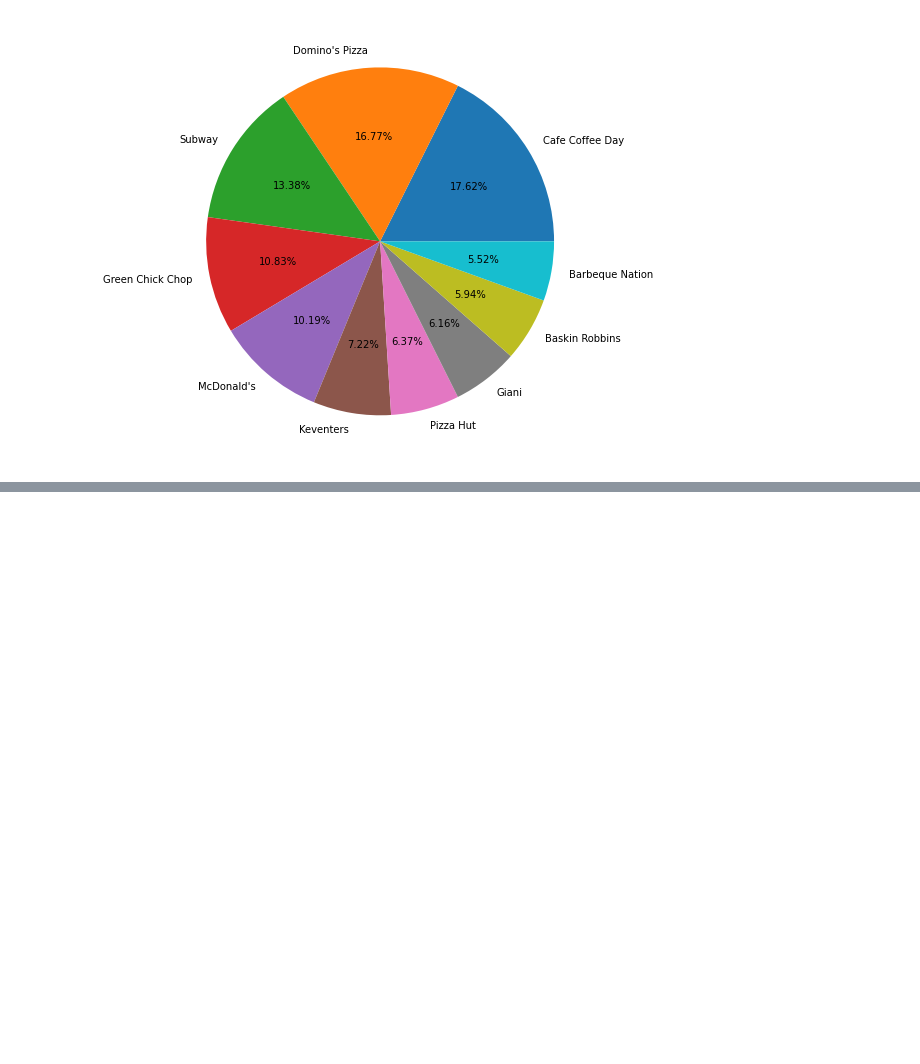
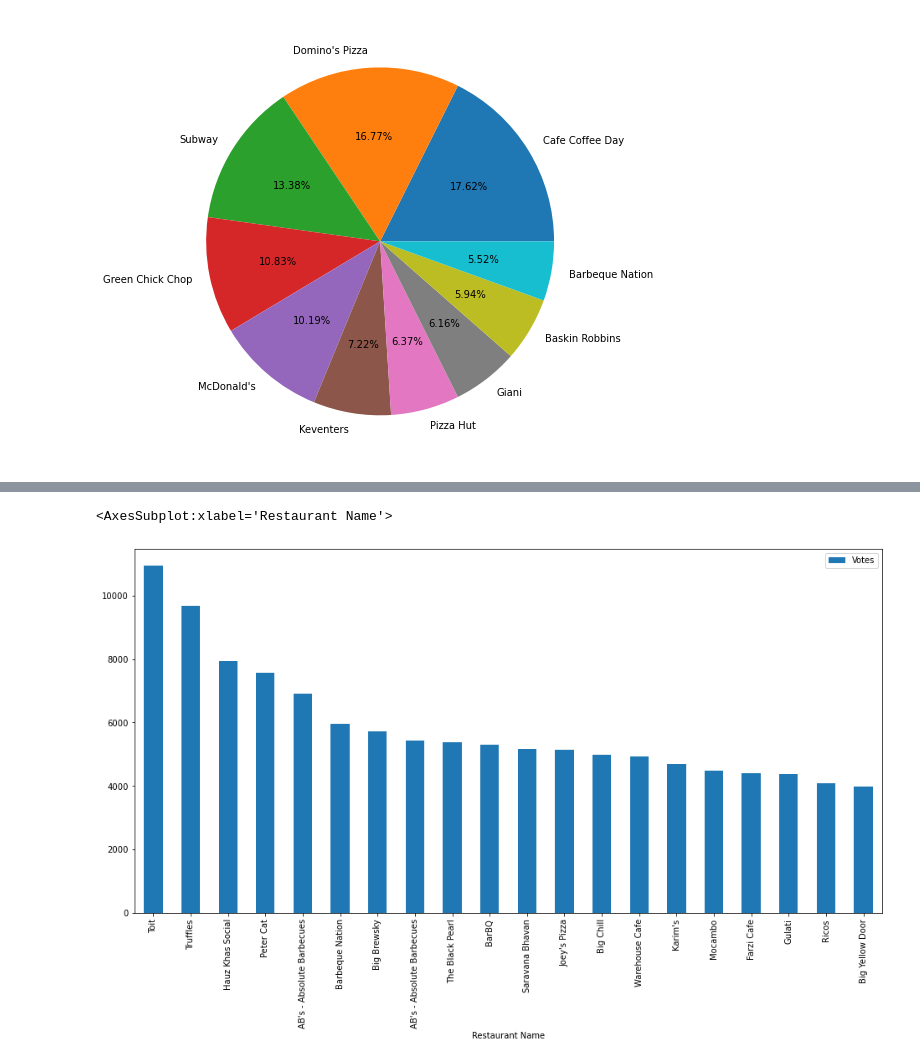
Before and after one commit to gauravsst/Zomato-Data-Analysis, a Jupyter notebook: Zomato Dataset Analysis.ipynb, the cells around one changed output, grey strips where cells are left out. Saved outputs shown, nothing was run; the diff lists cells and outputs as text; code cells hidden in the pictures; blank space fills up the shorter version.

```diff
--- a/Zomato Dataset Analysis.ipynb
+++ b/Zomato Dataset Analysis.ipynb
@@ -544,0 +447,2 @@ Name: City, dtype: object
+# %%
+max_vote=df2[["Restaurant Name","City","Votes","Aggregate rating"]].sort_values(by="Votes",ascending=False)
@@ -544,0 +469,5 @@ Name: City, dtype: object
+# %%
+max_vote.head(20).plot.bar(x="Restaurant Name",y="Votes")
+# %% [output]
+<AxesSubplot:xlabel='Restaurant Name'>
+[figure, added]
```
Also changed, not shown: parts of 78 cells of this notebook.
